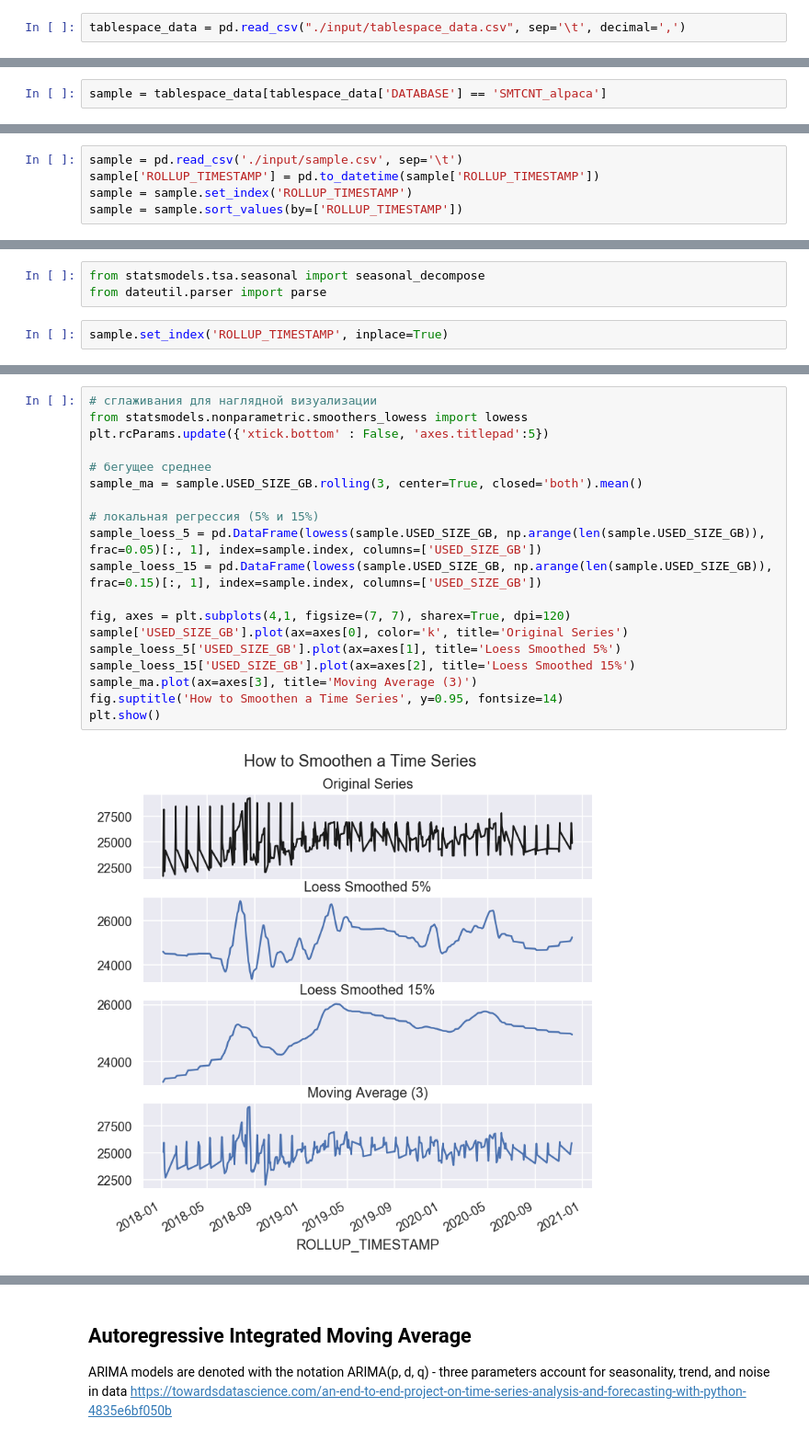
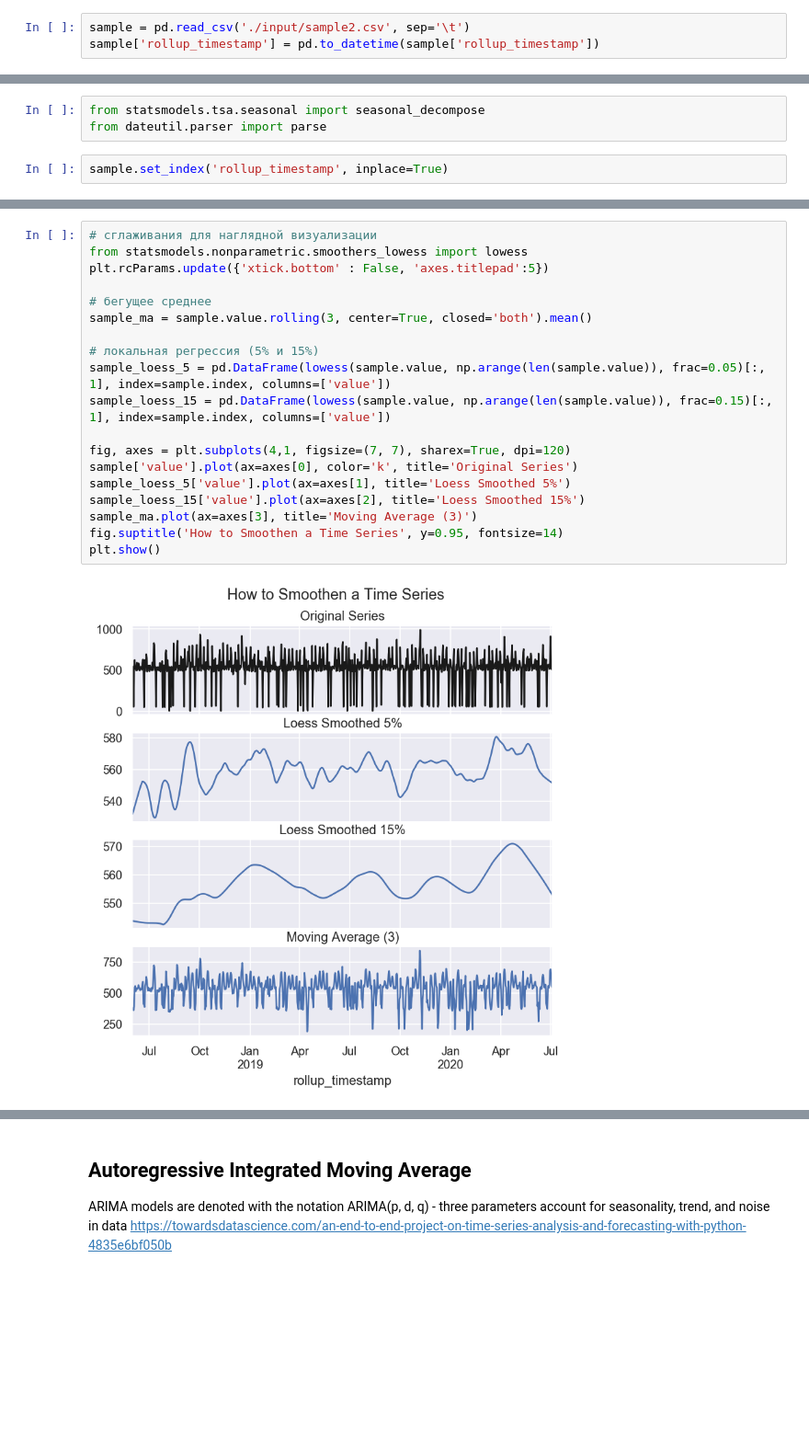
Before and after one commit to yatimerkhanov/database_trends, a Jupyter notebook: tablespace_trends.ipynb, the cells around one changed output, grey strips where cells are left out. Shown at 92% size. Drawn from its saved outputs; the diff is of its cells as text; blank space fills up the shorter version.

Commit message:
complete deperson for data

```diff
--- a/tablespace_trends.ipynb
+++ b/tablespace_trends.ipynb
@@ -14,2 +14,3 @@ print(os.listdir("./input"))
 # %%
-tablespace_data = pd.read_csv("./input/tablespace_data.csv", sep='\t', decimal=',')
+sample = pd.read_csv('./input/sample2.csv', sep='\t')
+sample['rollup_timestamp'] = pd.to_datetime(sample['rollup_timestamp'])
@@ -46,2 +16,0 @@ tablespace_data[['USED_SIZE_TB','ALLOCATED_SIZE_TB']].describe()
-# %%
-sample = tablespace_data[tablespace_data['DATABASE'] == 'SMTCNT_alpaca']
@@ -52,5 +16,0 @@ sample.to_csv('./input/sample.csv', sep='\t')
-# %%
-sample = pd.read_csv('./input/sample.csv', sep='\t')
-sample['ROLLUP_TIMESTAMP'] = pd.to_datetime(sample['ROLLUP_TIMESTAMP'])
-sample = sample.set_index('ROLLUP_TIMESTAMP')
-sample = sample.sort_values(by=['ROLLUP_TIMESTAMP'])
@@ -81,7 +36,7 @@ plt.show()
 from statsmodels.tsa.seasonal import seasonal_decompose
 from dateutil.parser import parse
 # %%
-sample.set_index('ROLLUP_TIMESTAMP', inplace=True)
+sample.set_index('rollup_timestamp', inplace=True)
 # %%
 sample.index
 # %% [output]
@@ -114,24 +69,24 @@ Text(0.5, 1.0, 'detrended by subtracting the least squares fit')
 # %%
 # сглаживания для наглядной визуализации
 from statsmodels.nonparametric.smoothers_lowess import lowess
 plt.rcParams.update({'xtick.bottom' : False, 'axes.titlepad':5})
 
 # бегущее среднее
-sample_ma = sample.USED_SIZE_GB.rolling(3, center=True, closed='both').mean()
+sample_ma = sample.value.rolling(3, center=True, closed='both').mean()
 
 # локальная регрессия (5% и 15%)
-sample_loess_5 = pd.DataFrame(lowess(sample.USED_SIZE_GB, np.arange(len(sample.USED_SIZE_GB)), frac=0.05)[:, 1], index=sample.index, columns=['USED_SIZE_GB'])
-sample_loess_15 = pd.DataFrame(lowess(sample.USED_SIZE_GB, np.arange(len(sample.USED_SIZE_GB)), frac=0.15)[:, 1], index=sample.index, columns=['USED_SIZE_GB'])
+sample_loess_5 = pd.DataFrame(lowess(sample.value, np.arange(len(sample.value)), frac=0.05)[:, 1], index=sample.index, columns=['value'])
+sample_loess_15 = pd.DataFrame(lowess(sample.value, np.arange(len(sample.value)), frac=0.15)[:, 1], index=sample.index, columns=['value'])
 
 fig, axes = plt.subplots(4,1, figsize=(7, 7), sharex=True, dpi=120)
-sample['USED_SIZE_GB'].plot(ax=axes[0], color='k', title='Original Series')
-sample_loess_5['USED_SIZE_GB'].plot(ax=axes[1], title='Loess Smoothed 5%')
-sample_loess_15['USED_SIZE_GB'].plot(ax=axes[2], title='Loess Smoothed 15%')
+sample['value'].plot(ax=axes[0], color='k', title='Original Series')
+sample_loess_5['value'].plot(ax=axes[1], title='Loess Smoothed 5%')
+sample_loess_15['value'].plot(ax=axes[2], title='Loess Smoothed 15%')
 sample_ma.plot(ax=axes[3], title='Moving Average (3)')
 fig.suptitle('How to Smoothen a Time Series', y=0.95, fontsize=14)
 plt.show()
 # %% [output]
-[figure, old version]
+[figure, new version]
 # %%
 # извлечение тренда, сезонности и шума
 import statsmodels.api as sm
```
Also changed, not shown: parts of 23 cells of this notebook, 5 other files.
